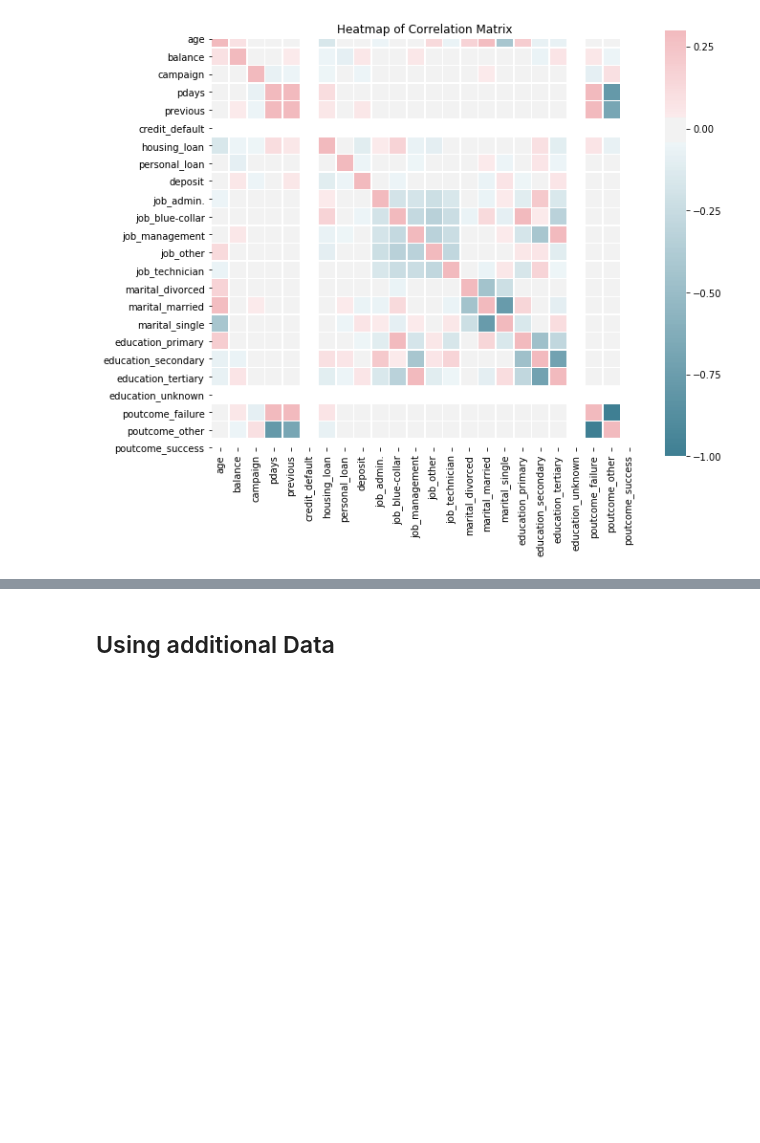
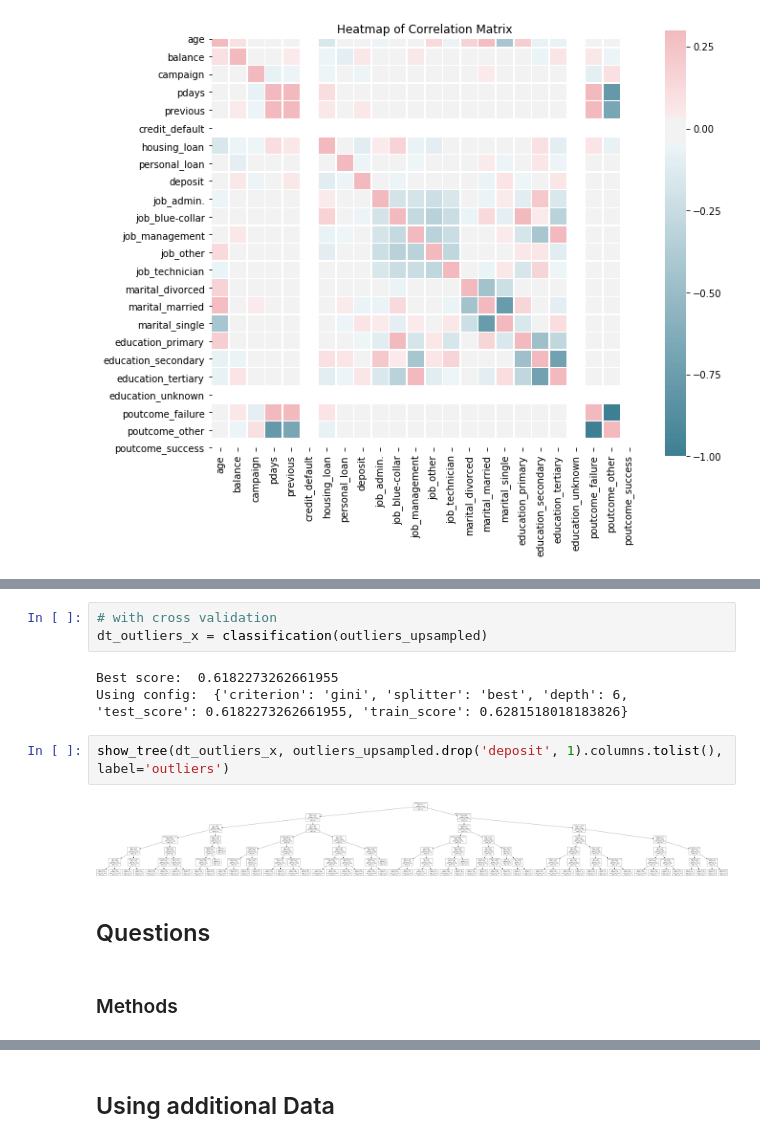
Before and after one commit to sbernal93/idss-project, a Jupyter notebook: bank.ipynb, the cells around one changed output, grey strips where cells are left out. Cells and saved outputs as stored; diff of their text form; blank space fills up the shorter version.

```diff
--- a/bank.ipynb
+++ b/bank.ipynb
@@ -493,0 +469,14 @@ show_tree(dt_outliers, without.drop('deposit', 1).columns.tolist(), label='outli
+# %%
+# with cross validation
+dt_outliers_x = classification(outliers_upsampled)
+# %% [output]
+Best score:  0.6182273262661955
+Using config:  {'criterion': 'gini', 'splitter': 'best', 'depth': 6, 'test_score': 0.6182273262661955, 'train_score': 0.6281518018183826}
+# %%
+show_tree(dt_outliers_x, outliers_upsampled.drop('deposit', 1).columns.tolist(), label='outliers')
+# %% [output]
+[figure, added]
+# %% [markdown]
+## Questions
+# %% [markdown]
+### Methods
```
Also changed, not shown: parts of 39 cells of this notebook, 5 other files.
